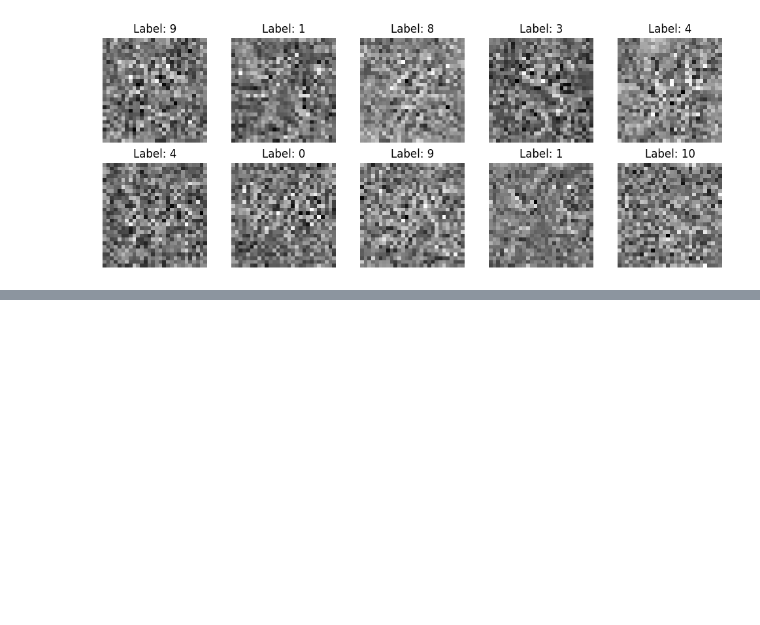
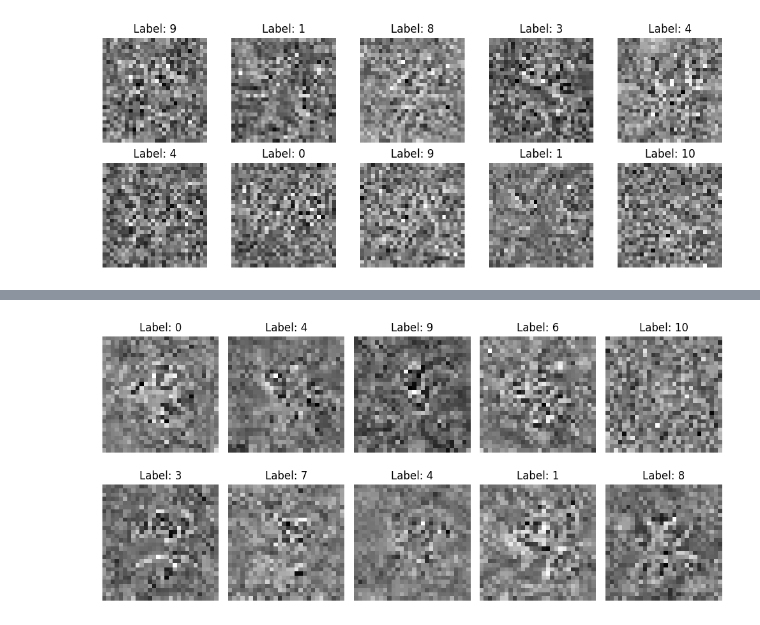
Before and after one commit to mertkipcak/deceive_net, a Jupyter notebook: deceive_mnist.ipynb, the cells around one changed output, grey strips where cells are left out. Cells and saved outputs as stored; diff of their text form; code cells hidden in the pictures; blank space fills up the shorter version.

```diff
--- a/deceive_mnist.ipynb
+++ b/deceive_mnist.ipynb
@@ -356,0 +391,26 @@ Epoch [2/5], Loss: 0.0231, Accuracy: 99.28%
+# %%
+# Create a new train dataset with mispredicted images
+batch_size = 30
+confidences= [0 for _ in range(batch_size)]
+mispredicted_images = []
+
+# Create a batch of random images
+train_images = torch.randn((batch_size, 1, 28, 28), requires_grad=True)
+optimizer = optim.AdamW([train_images], lr=1e-2)
+criterion = nn.CrossEntropyLoss()
+targets = torch.randint(0, 11, (batch_size,))
+
+# Train the batch of images
+num_epochs = 200
+optimizer.zero_grad()
+for epoch in range(num_epochs):
+    outputs = model(train_images)
+    loss = criterion(outputs, targets)
+    loss.backward()
+    optimizer.step()
+    optimizer.zero_grad()
+
+    if epoch % 50 == 0:
+        print(f'Epoch: {epoch}, Loss: {loss.item():.4f}')
+
+mispredicted_images.extend(train_images)
@@ -356,0 +422,17 @@ Epoch [2/5], Loss: 0.0231, Accuracy: 99.28%
+# %%
+# Visualize the mispredicted images
+fig, ax = plt.subplots(2, 5, figsize=(10, 5))
+for i in range(2):
+    for j in range(5):
+        index = i * 5 + j
+        image = mispredicted_images[index].detach().numpy().squeeze()
+        label = targets[index].item()
+
+        ax[i][j].imshow(image, cmap='gray')
+        ax[i][j].set_title(f'Label: {label}')
+        ax[i][j].axis('off')
+
+plt.tight_layout()
+plt.show()
+# %% [output]
+[figure, added]
```
Also changed, not shown: parts of 7 cells of this notebook, 1 other file.
